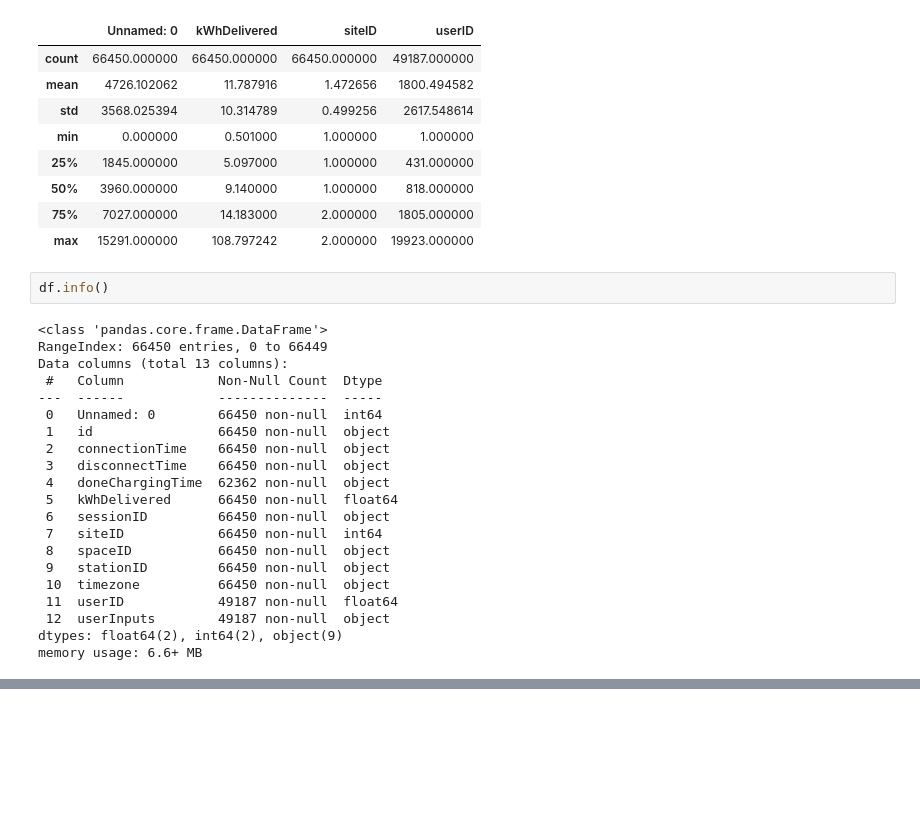
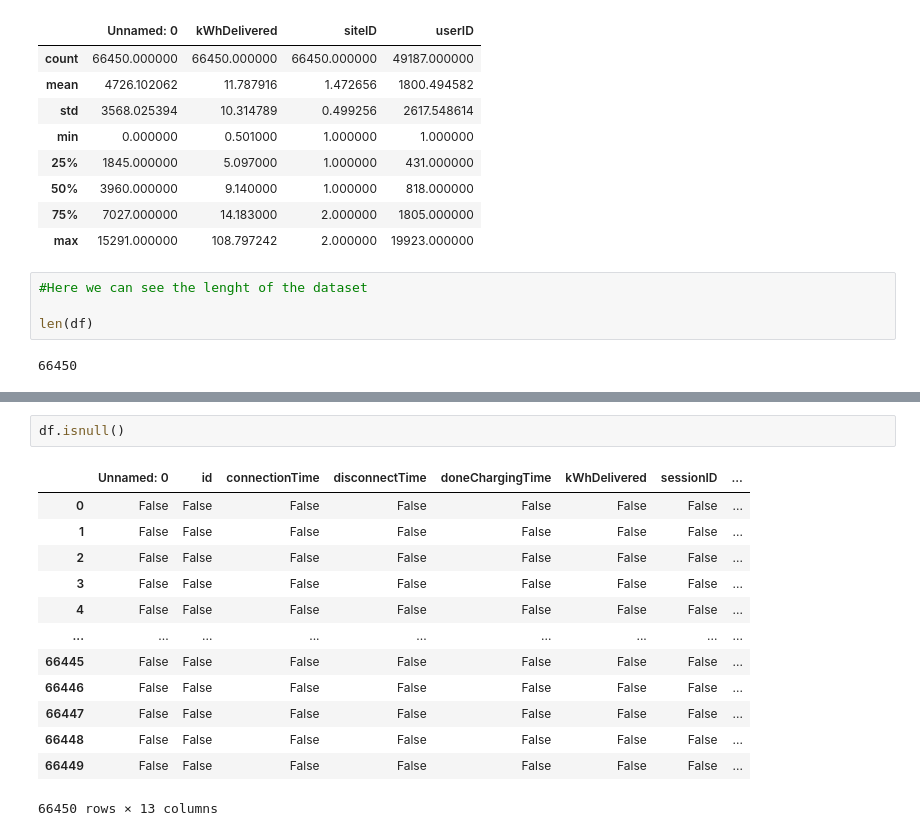
Before and after one commit to AnalyticsAvengers/AA_Project, a Jupyter notebook: PROJECT 1/01_Data_Preparation.ipynb, the cells around one changed output, grey strips where cells are left out. Cells and saved outputs as stored; diff of their text form; blank space fills up the shorter version.

```diff
--- a/PROJECT 1/01_Data_Preparation.ipynb
+++ b/PROJECT 1/01_Data_Preparation.ipynb
@@ -77,29 +107,12 @@ df.describe()
 | 50% | 3960.000000 | 9.140000 | 1.000000 | 818.000000 |
 | 75% | 7027.000000 | 14.183000 | 2.000000 | 1805.000000 |
 | max | 15291.000000 | 108.797242 | 2.000000 | 19923.000000 |
-# %%
-df.info()
-# %% [output]
-<class 'pandas.core.frame.DataFrame'>
-RangeIndex: 66450 entries, 0 to 66449
-Data columns (total 13 columns):
- #   Column            Non-Null Count  Dtype
----  ------            --------------  -----
- 0   Unnamed: 0        66450 non-null  int64
- 1   id                66450 non-null  object
- 2   connectionTime    66450 non-null  object
- 3   disconnectTime    66450 non-null  object
- 4   doneChargingTime  62362 non-null  object
- 5   kWhDelivered      66450 non-null  float64
- 6   sessionID         66450 non-null  object
- 7   siteID            66450 non-null  int64
- 8   spaceID           66450 non-null  object
- 9   stationID         66450 non-null  object
- 10  timezone          66450 non-null  object
- 11  userID            49187 non-null  float64
- 12  userInputs        49187 non-null  object
-dtypes: float64(2), int64(2), object(9)
-memory usage: 6.6+ MB
+# %%
+#Here we can see the lenght of the dataset
+
+len(df)
+# %% [output]
+66450
 # %%
 df.describe(include = "all")
 # %% [output]
@@ -115,3 +128,19 @@ df.describe(include = "all")
 | 50% | 3960.000000 | NaN | NaN | NaN | NaN | 9.140000 | NaN | ... |
 | 75% | 7027.000000 | NaN | NaN | NaN | NaN | 14.183000 | NaN | ... |
 | max | 15291.000000 | NaN | NaN | NaN | NaN | 108.797242 | NaN | ... |
+# %%
+df.isnull()
+# %% [output]
+|  | Unnamed: 0 | id | connectionTime | disconnectTime | doneChargingTime | kWhDelivered | sessionID | ... |
+| 0 | False | False | False | False | False | False | False | ... |
+| 1 | False | False | False | False | False | False | False | ... |
+| 2 | False | False | False | False | False | False | False | ... |
+| 3 | False | False | False | False | False | False | False | ... |
+| 4 | False | False | False | False | False | False | False | ... |
+| ... | ... | ... | ... | ... | ... | ... | ... | ... |
+| 66445 | False | False | False | False | False | False | False | ... |
+| 66446 | False | False | False | False | False | False | False | ... |
+| 66447 | False | False | False | False | False | False | False | ... |
+| 66448 | False | False | False | False | False | False | False | ... |
+| 66449 | False | False | False | False | False | False | False | ... |
+66450 rows × 13 columns
```
Also changed, not shown: parts of 9 cells of this notebook, 1 other file.
